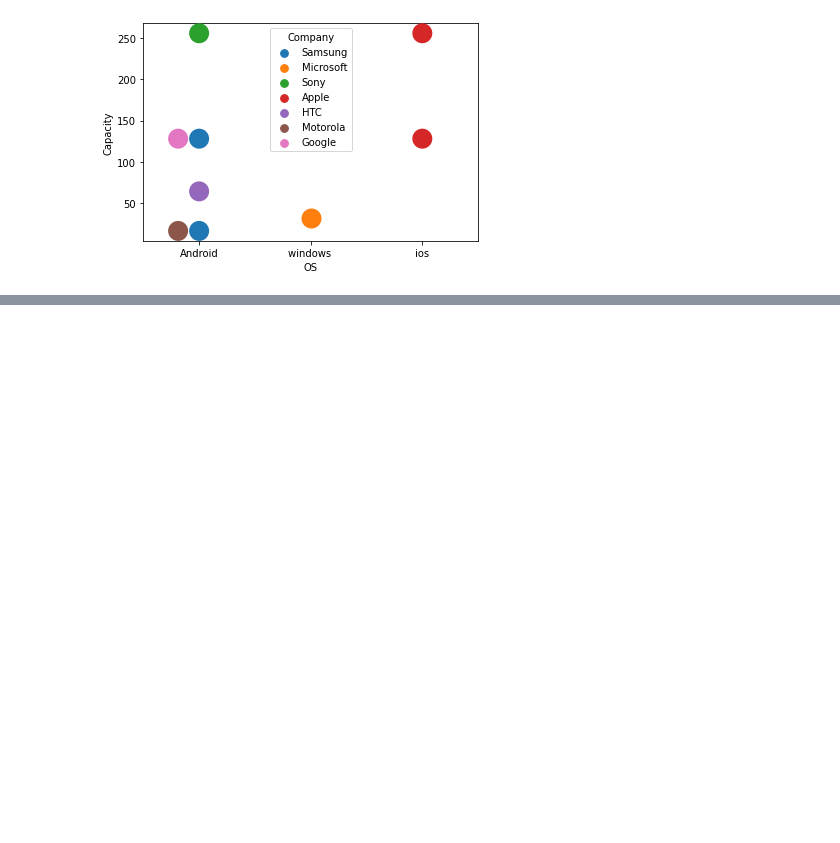
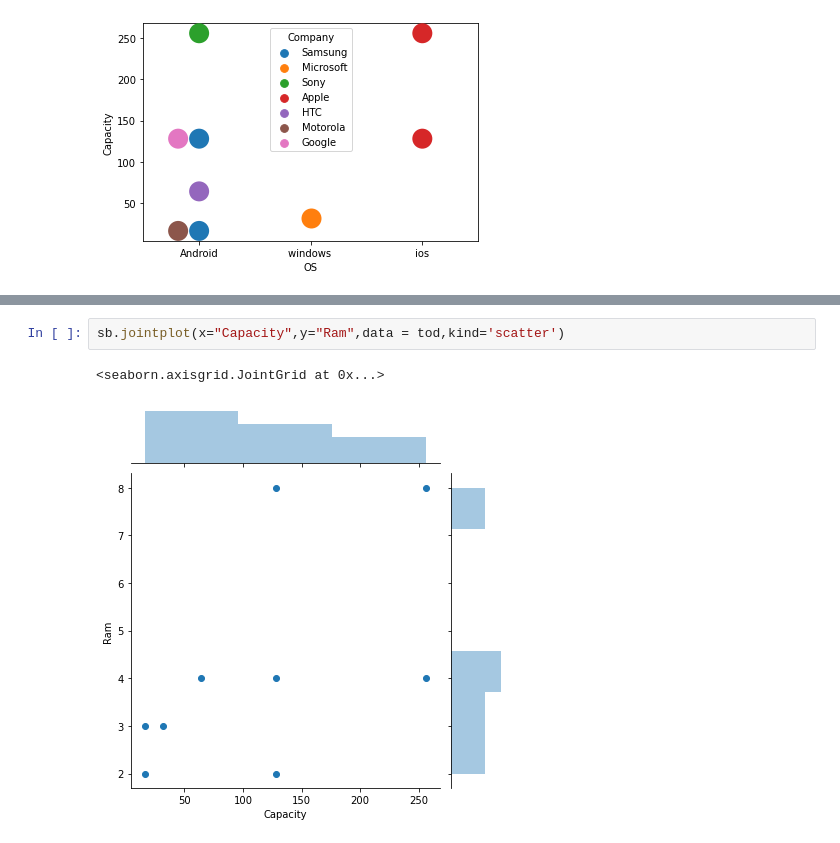
Before and after one commit to HasibullahAman/Data_Visulaization, a Jupyter notebook: Data_Visualization_SecondTry/mathpolitlib.ipynb, the cells around one changed output, grey strips where cells are left out. Cells and saved outputs as stored; diff of their text form; blank space fills up the shorter version.

```diff
--- a/Data_Visualization_SecondTry/mathpolitlib.ipynb
+++ b/Data_Visualization_SecondTry/mathpolitlib.ipynb
@@ -164,0 +170,5 @@ sb.swarmplot(x='OS',y="Capacity",data = tod,size=20,hue ='Company')
+# %%
+sb.jointplot(x="Capacity",y="Ram",data = tod,kind='scatter')
+# %% [output]
+<seaborn.axisgrid.JointGrid at 0x...>
+[figure, added]
```
Also changed, not shown: parts of 2 cells of this notebook.
